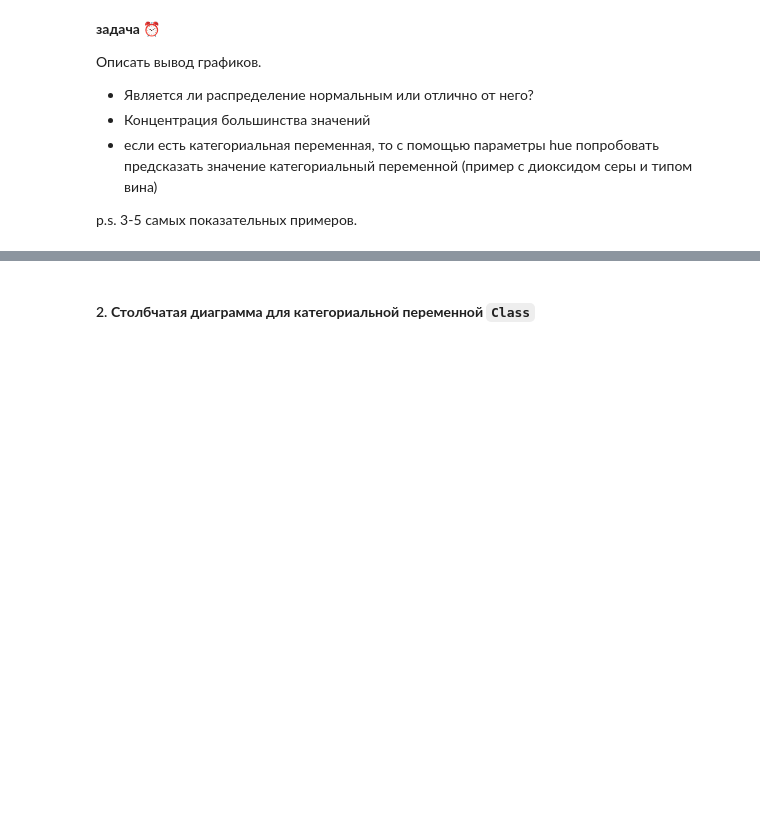
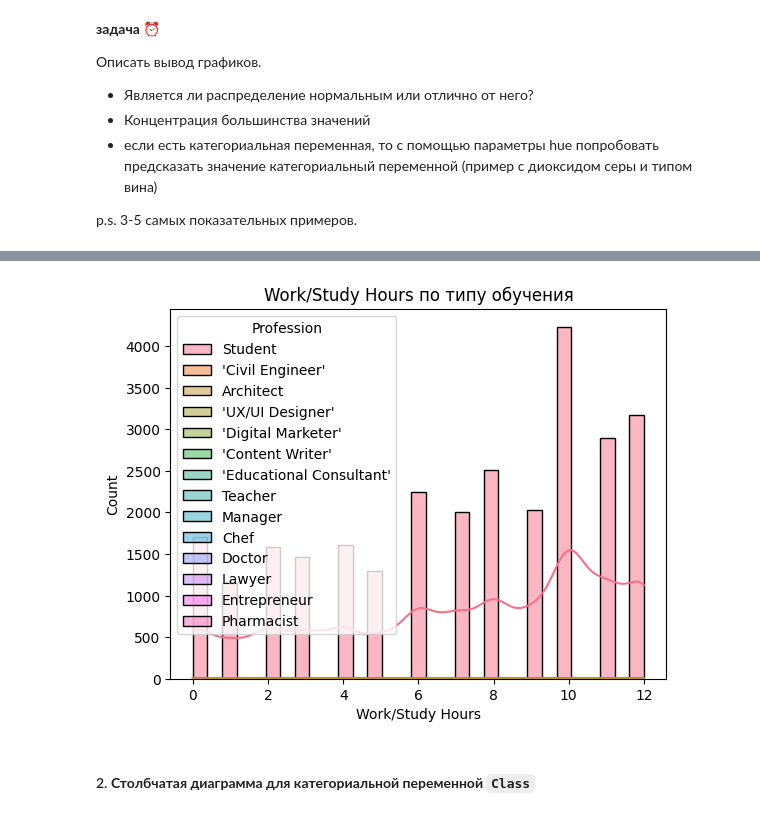
Before and after one commit to Dmtrvna/MML, a Jupyter notebook: Практика_1.ipynb, the cells around one changed output, grey strips where cells are left out. Drawn from its saved outputs; the diff is of its cells as text; code cells hidden in the pictures; blank space fills up the shorter version.

```diff
--- a/Практика_1.ipynb
+++ b/Практика_1.ipynb
@@ -258,3 +256,21 @@ plt.show()
+# %%
+# Распределение Work/Study Hours по типу обучения (study_type)
+# 1. Распределение Work/Study Hours по study_type
+sns.histplot(data=df, x="Work/Study Hours", hue="Profession", kde=True, multiple="stack")
+plt.title("Work/Study Hours по типу обучения")
+plt.show()
+
+# # 2. Распределение CGPA по major
+# sns.histplot(data=df, x="CGPA", hue="major", kde=True, multiple="stack")
+# plt.title("CGPA по специальности")
+# plt.show()
+
+# # 3. Распределение Age по gender
+# sns.histplot(data=df, x="Age", hue="gender", kde=True, multiple="stack")
+# plt.title("Age по полу")
+# plt.show()
+# %% [output]
+[figure, added]
 # %% [markdown]
 #### 2. **Столбчатая диаграмма для категориальной переменной `Class`**
 # %%
```
Also changed, not shown: parts of 5 cells of this notebook.
